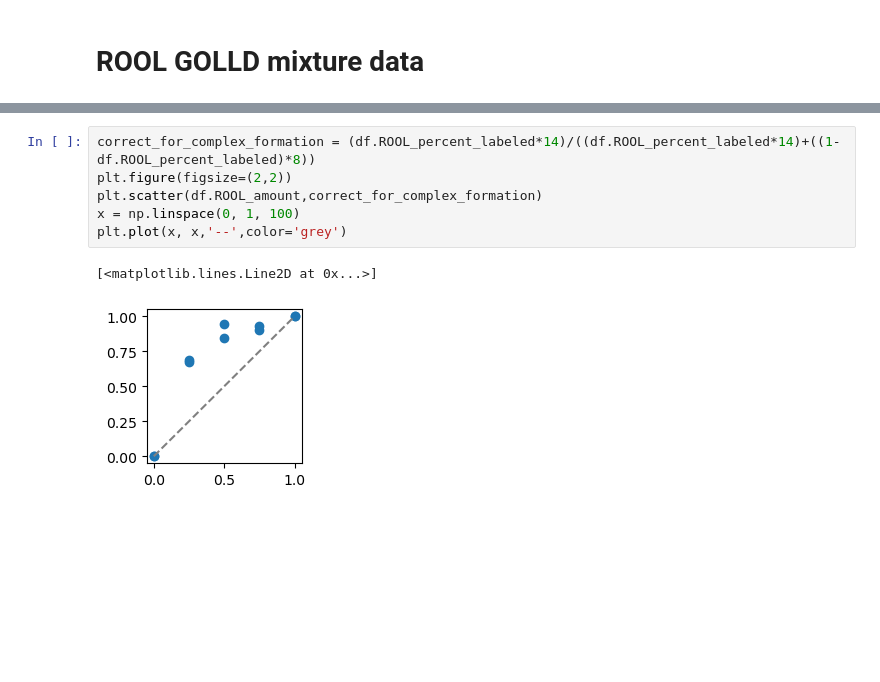
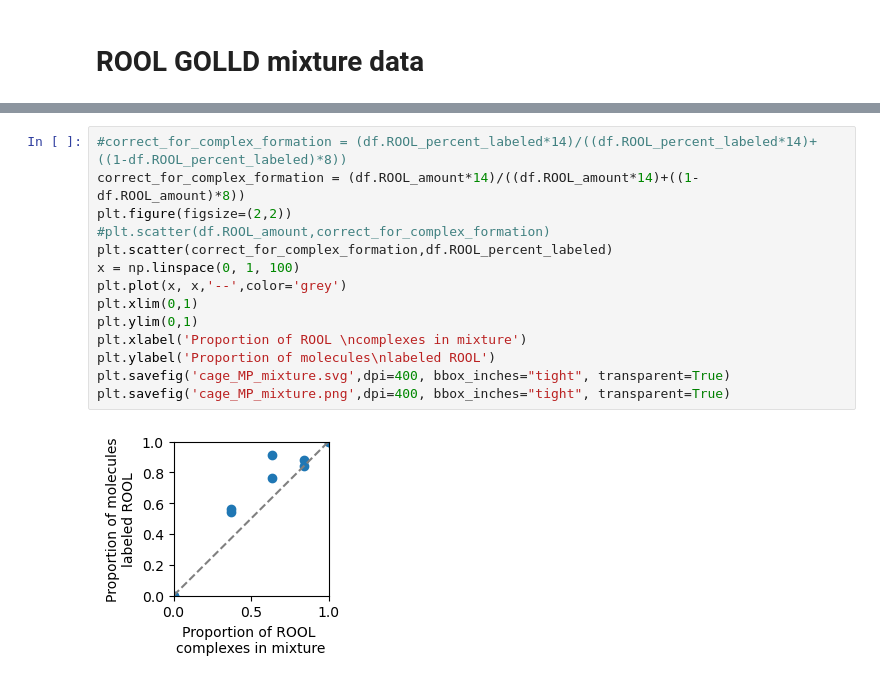
Before and after one commit to DasLab/RNA_multimer_2024, a Jupyter notebook: biochemical_analysis/mass_photometry/MP_plots.ipynb, the cells around one changed output, grey strips where cells are left out. Drawn from its saved outputs; the diff is of its cells as text; blank space fills up the shorter version.

Commit message:
updated the cage mixture correcting for complex formation and added bioanlyzer traces

```diff
--- a/biochemical_analysis/mass_photometry/MP_plots.ipynb
+++ b/biochemical_analysis/mass_photometry/MP_plots.ipynb
@@ -322,12 +309,19 @@ Name: ROOL_percent_labeled, dtype: float64
 # %%
-correct_for_complex_formation = (df.ROOL_percent_labeled*14)/((df.ROOL_percent_labeled*14)+((1-df.ROOL_percent_labeled)*8))
+#correct_for_complex_formation = (df.ROOL_percent_labeled*14)/((df.ROOL_percent_labeled*14)+((1-df.ROOL_percent_labeled)*8))
+correct_for_complex_formation = (df.ROOL_amount*14)/((df.ROOL_amount*14)+((1-df.ROOL_amount)*8))
 plt.figure(figsize=(2,2))
-plt.scatter(df.ROOL_amount,correct_for_complex_formation)
+#plt.scatter(df.ROOL_amount,correct_for_complex_formation)
+plt.scatter(correct_for_complex_formation,df.ROOL_percent_labeled)
 x = np.linspace(0, 1, 100)
 plt.plot(x, x,'--',color='grey')
+plt.xlim(0,1)
+plt.ylim(0,1)
+plt.xlabel('Proportion of ROOL \ncomplexes in mixture')
+plt.ylabel('Proportion of molecules\nlabeled ROOL')
+plt.savefig('cage_MP_mixture.svg',dpi=400, bbox_inches="tight", transparent=True)
+plt.savefig('cage_MP_mixture.png',dpi=400, bbox_inches="tight", transparent=True)
 # %% [output]
-[<matplotlib.lines.Line2D at 0x...>]
-[figure, old version]
+[figure, new version]
 # %%
 
 fig = plt.figure(figsize=(6, 6))
```
Also changed, not shown: parts of 3 cells of this notebook, 21 other files.
